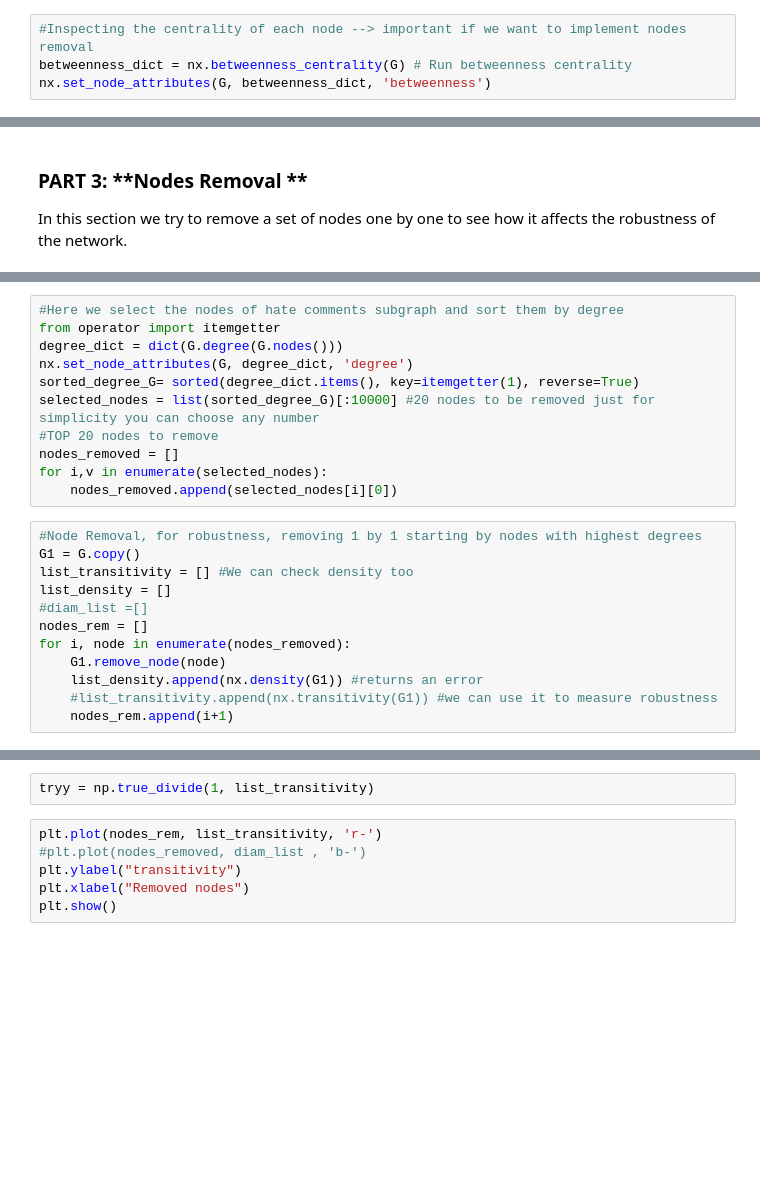
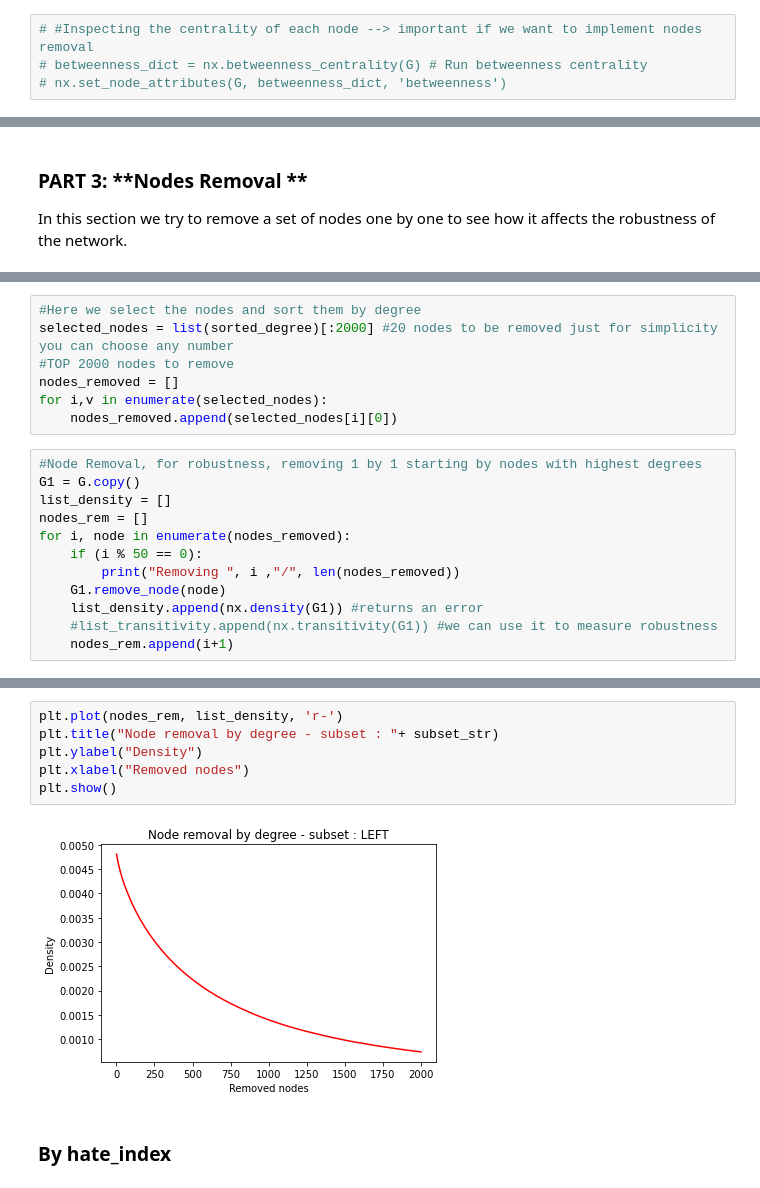
Before and after one commit to andrybicio/net2020, a Jupyter notebook: Semantic_Group/Network_Analysis_Andrea.ipynb, the cells around one changed output, grey strips where cells are left out. Saved outputs shown, nothing was run; the diff lists cells and outputs as text; blank space fills up the shorter version.

```diff
--- a/Semantic_Group/Network_Analysis_Andrea.ipynb
+++ b/Semantic_Group/Network_Analysis_Andrea.ipynb
@@ -273,7 +277,7 @@ plt.show()
 
 It is quite informative to see what is the most central node in the network. This measure is more relevant because it doesn’t care about the number of edges any one node or set of nodes has. Betweenness centrality looks at all the shortest paths that pass through a particular node.
 # %%
-#Inspecting the centrality of each node --> important if we want to implement nodes removal
-betweenness_dict = nx.betweenness_centrality(G) # Run betweenness centrality
-nx.set_node_attributes(G, betweenness_dict, 'betweenness')
+# #Inspecting the centrality of each node --> important if we want to implement nodes removal
+# betweenness_dict = nx.betweenness_centrality(G) # Run betweenness centrality
+# nx.set_node_attributes(G, betweenness_dict, 'betweenness')
 # %%
@@ -357,22 +363,18 @@ In this section we try to remove a set of nodes one by one to see how it affects
 # %%
-#Here we select the nodes of hate comments subgraph and sort them by degree
-from operator import itemgetter
-degree_dict = dict(G.degree(G.nodes()))
-nx.set_node_attributes(G, degree_dict, 'degree')
-sorted_degree_G= sorted(degree_dict.items(), key=itemgetter(1), reverse=True)
-selected_nodes = list(sorted_degree_G)[:10000] #20 nodes to be removed just for simplicity you can choose any number
-#TOP 20 nodes to remove
+#Here we select the nodes and sort them by degree
+selected_nodes = list(sorted_degree)[:2000] #20 nodes to be removed just for simplicity you can choose any number
+#TOP 2000 nodes to remove
 nodes_removed = []
 for i,v in enumerate(selected_nodes):
     nodes_removed.append(selected_nodes[i][0])
 # %%
 #Node Removal, for robustness, removing 1 by 1 starting by nodes with highest degrees
 G1 = G.copy()
-list_transitivity = [] #We can check density too
 list_density = []
-#diam_list =[]
 nodes_rem = []
 for i, node in enumerate(nodes_removed):
+    if (i % 50 == 0):
+        print("Removing ", i ,"/", len(nodes_removed))
     G1.remove_node(node)
     list_density.append(nx.density(G1)) #returns an error
     #list_transitivity.append(nx.transitivity(G1)) #we can use it to measure robustness
@@ -380,8 +400,10 @@ for i, node in enumerate(nodes_removed):
-# %%
-tryy = np.true_divide(1, list_transitivity)
 # %%
-plt.plot(nodes_rem, list_transitivity, 'r-')
-#plt.plot(nodes_removed, diam_list , 'b-')
-plt.ylabel("transitivity")
+plt.plot(nodes_rem, list_density, 'r-')
+plt.title("Node removal by degree - subset : "+ subset_str)
+plt.ylabel("Density")
 plt.xlabel("Removed nodes")
 plt.show()
+# %% [output]
+[figure, added]
+# %% [markdown]
+### By hate_index
```
Also changed, not shown: parts of 34 cells of this notebook.
